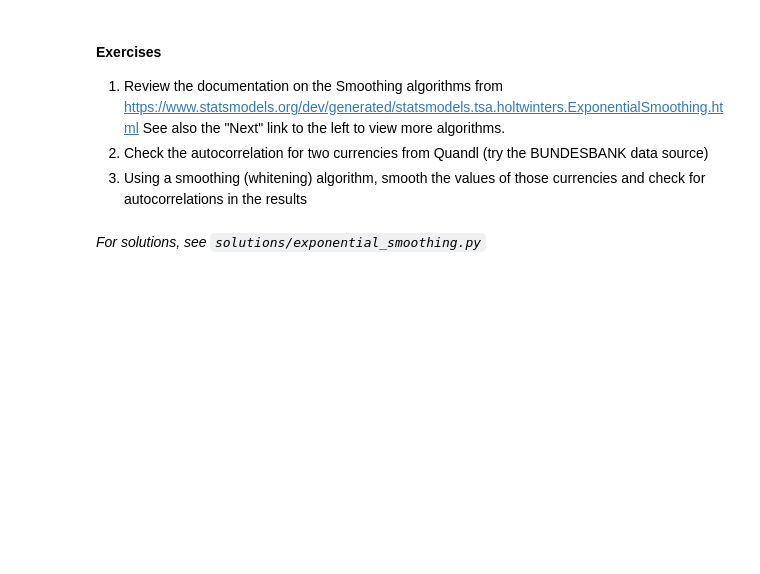
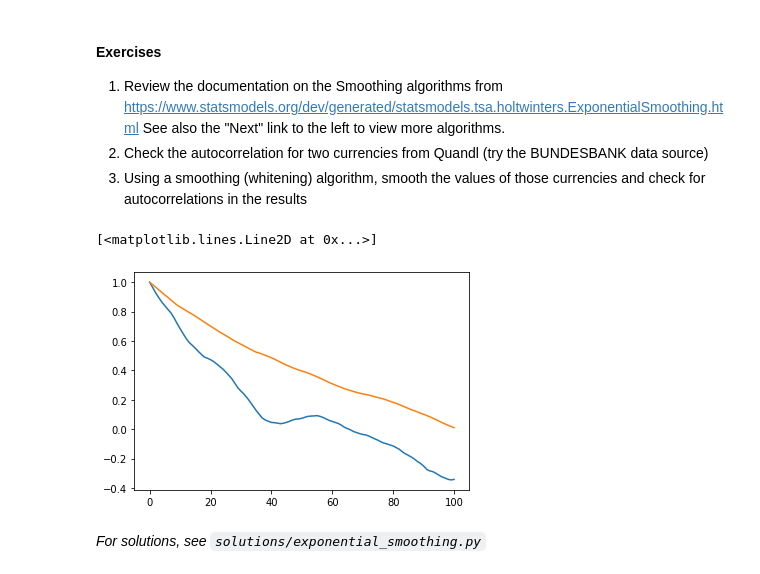
Before and after one commit to PythonCharmers/QuantFinance, a Jupyter notebook: notebooks/Module 1.2.3 - Cross Correlation.ipynb, the cells around one changed output. Saved outputs shown, nothing was run; the diff lists cells and outputs as text; code cells hidden in the pictures; blank space fills up the shorter version.

```diff
--- a/notebooks/Module 1.2.3 - Cross Correlation.ipynb
+++ b/notebooks/Module 1.2.3 - Cross Correlation.ipynb
@@ -246,6 +258,31 @@ plt.plot(model_fit.fittedvalues)
 1. Review the documentation on the Smoothing algorithms from https://www.statsmodels.org/dev/generated/statsmodels.tsa.holtwinters.ExponentialSmoothing.html See also the "Next" link to the left to view more algorithms.
 2. Check the autocorrelation for two currencies from Quandl (try the BUNDESBANK data source)
 3. Using a smoothing (whitening) algorithm, smooth the values of those currencies and check for autocorrelations in the results
+# %%
+#ExponentialSmoothing?
+
+euro = quandl.get("BUNDESBANK/BBEX3_M_AUD_EUR_CM_AC_A01")  # Euros in AUD
+
+euros = euro['Value']
+euros.name = "EURO"
+euros.head()
+
+usd = quandl.get("BUNDESBANK/BBEX3_M_AUD_USD_CM_AC_A01")['Value']
+usd.name = "USD"
+usd.head()
+
+#ExponentialSmoothing?
+
+euro_model = SimpleExpSmoothing(euros)
+euro_fit = euro_model.fit()
+plt.plot(ts.acf(euro_fit.fittedvalues, nlags=100))
+
+usd_model = SimpleExpSmoothing(usd)
+usd_fit = usd_model.fit()
+plt.plot(ts.acf(usd_fit.fittedvalues, nlags=100))
+# %% [output]
+[<matplotlib.lines.Line2D at 0x...>]
+[figure, added]
 # %% [markdown]
 *For solutions, see `solutions/exponential_smoothing.py`*
 # %% [markdown]
```
Also changed, not shown: parts of 16 cells of this notebook.
